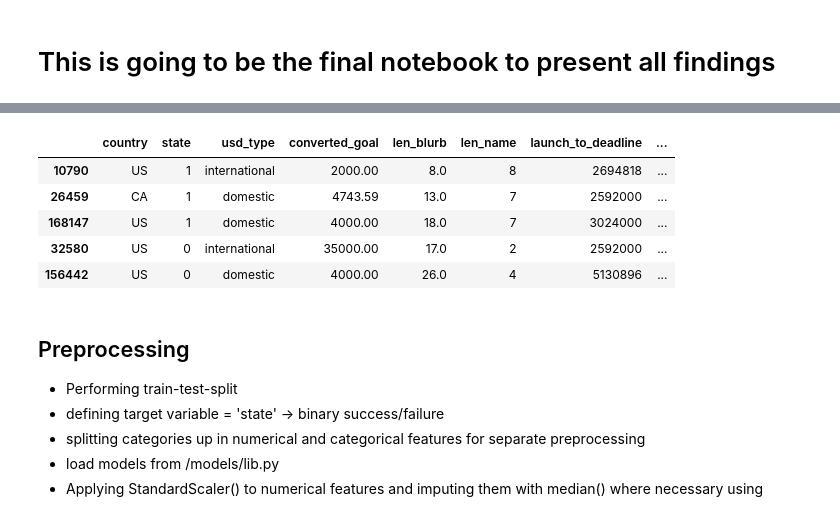
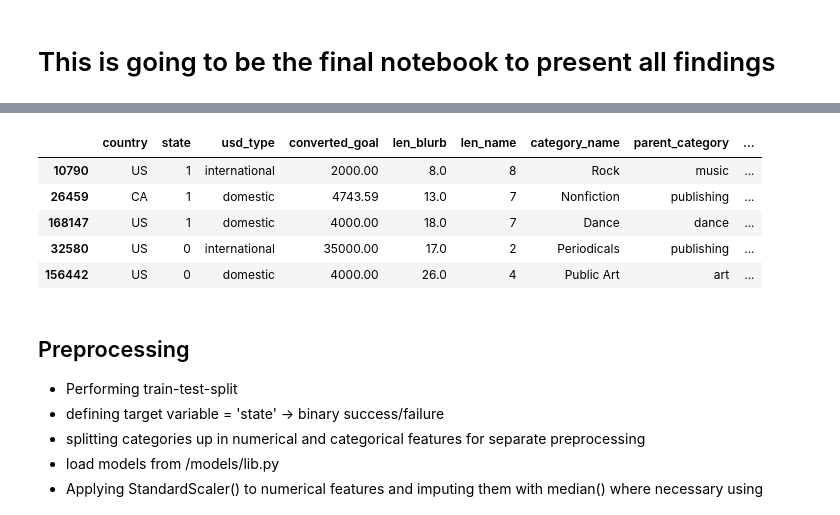
Before and after one commit to joshuadbeil/kickstarter_challenge, a Jupyter notebook: 01-Kickstarter-Challenge.ipynb, the cells around one changed output, grey strips where cells are left out. Saved outputs shown, nothing was run; the diff lists cells and outputs as text; code cells hidden in the pictures.

```diff
--- a/01-Kickstarter-Challenge.ipynb
+++ b/01-Kickstarter-Challenge.ipynb
@@ -52,19 +52,19 @@ vs.nice_summary(data)
 # %%
 data['day_hour_launch'] = data['day_hour_launch'].astype(str)
 data['day_hour_deadline'] = data['day_hour_deadline'].astype(str)
 
 data = data.drop(['staff_pick','usd_pledged','pledge_per_backer'], axis=1)
-data = data.drop(['month_launch','weekday_launch','day_hour_launch'], axis=1)
-data = data.drop(['month_deadline','weekday_deadline','day_hour_deadline'], axis=1)
-data = data.drop(['category_name', 'parent_category'], axis=1)
+# data = data.drop(['month_launch','weekday_launch','day_hour_launch'], axis=1)
+# data = data.drop(['month_deadline','weekday_deadline','day_hour_deadline'], axis=1)
+# data = data.drop(['category_name', 'parent_category'], axis=1)
 data.sample(5, random_state=RSEED)
 # %% [output]
-|  | country | state | usd_type | converted_goal | len_blurb | len_name | launch_to_deadline | ... |
-| 10790 | US | 1 | international | 2000.00 | 8.0 | 8 | 2694818 | ... |
-| 26459 | CA | 1 | domestic | 4743.59 | 13.0 | 7 | 2592000 | ... |
-| 168147 | US | 1 | domestic | 4000.00 | 18.0 | 7 | 3024000 | ... |
-| 32580 | US | 0 | international | 35000.00 | 17.0 | 2 | 2592000 | ... |
-| 156442 | US | 0 | domestic | 4000.00 | 26.0 | 4 | 5130896 | ... |
+|  | country | state | usd_type | converted_goal | len_blurb | len_name | category_name | parent_category | ... |
+| 10790 | US | 1 | international | 2000.00 | 8.0 | 8 | Rock | music | ... |
+| 26459 | CA | 1 | domestic | 4743.59 | 13.0 | 7 | Nonfiction | publishing | ... |
+| 168147 | US | 1 | domestic | 4000.00 | 18.0 | 7 | Dance | dance | ... |
+| 32580 | US | 0 | international | 35000.00 | 17.0 | 2 | Periodicals | publishing | ... |
+| 156442 | US | 0 | domestic | 4000.00 | 26.0 | 4 | Public Art | art | ... |
 # %% [markdown]
 ## Preprocessing
 - Performing train-test-split
```
Also changed, not shown: parts of 8 cells of this notebook, 4 other files.
